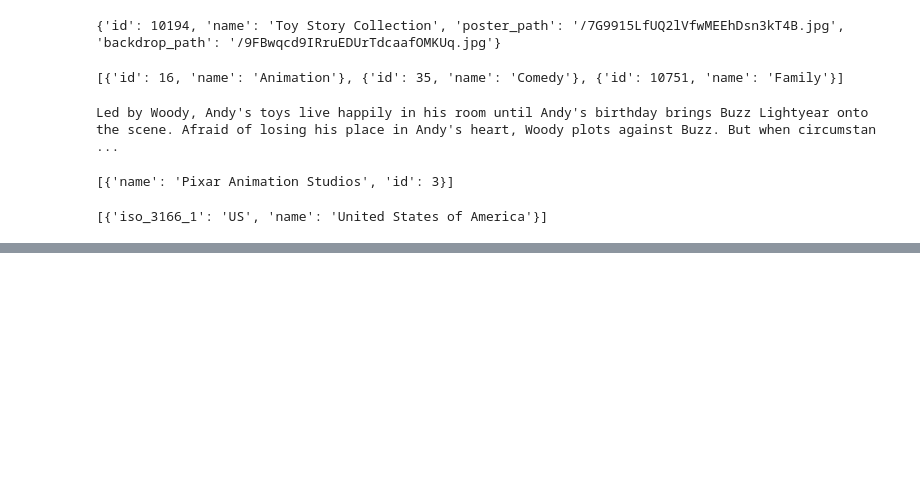
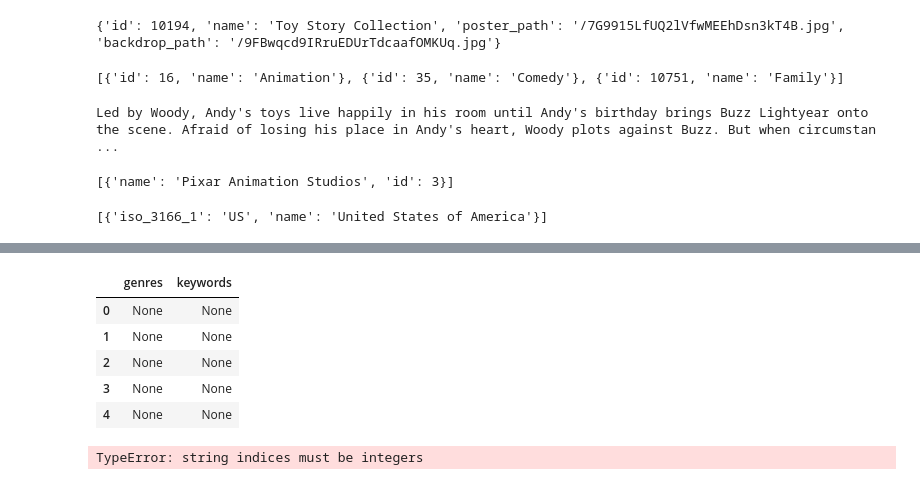
Before and after one commit to curio25/recommender-systems, a Jupyter notebook: recommender_systems_content_based.ipynb, the cells around one changed output, grey strips where cells are left out. Cells and saved outputs as stored; diff of their text form; code cells hidden in the pictures; blank space fills up the shorter version.

Commit message:
fixed string features

```diff
--- a/recommender_systems_content_based.ipynb
+++ b/recommender_systems_content_based.ipynb
@@ -433,0 +478,10 @@ print(df1['production_countries'].loc[df1.index[0]])
+# %%
+def get_list(x):
+    if isinstance(x, list):
+        names = [i[['name']] for i in x]
+        #Check if more than 3 elements exist. If yes, return only first three. If no, return entire list.
+        if len(names) > 3:
+            names = names[:3]
+        return names
+# %%
+df['keywords'] = data_keywords['keywords'].apply(get_list)
@@ -433,0 +494,13 @@ print(df1['production_countries'].loc[df1.index[0]])
+# %%
+df.head()
+# %% [output]
+|  | genres | keywords |
+| 0 | None | None |
+| 1 | None | None |
+| 2 | None | None |
+| 3 | None | None |
+| 4 | None | None |
+# %%
+df1['genres'].iloc[:1].apply(lambda x: get_director(x))
+# %% [output]
+TypeError: string indices must be integers
```
Also changed, not shown: parts of 17 cells of this notebook.
